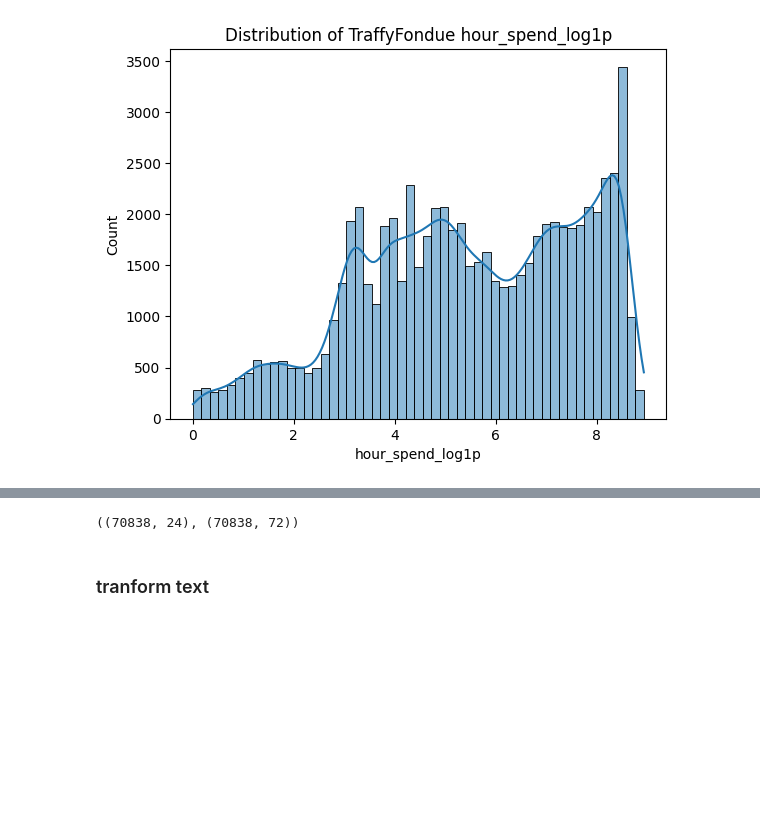
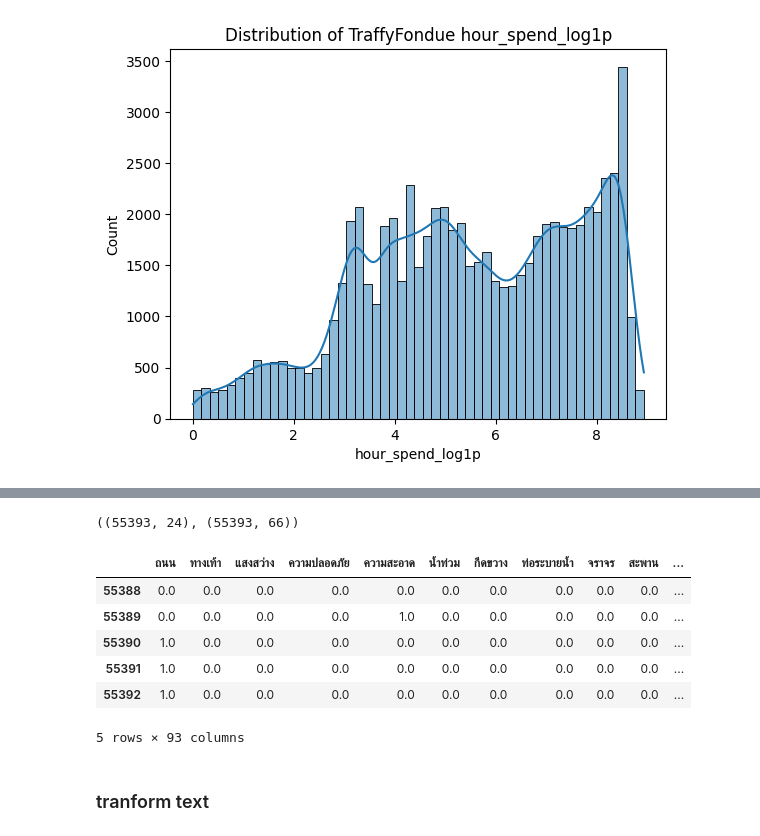
Before and after one commit to data-science-project-imaginary-data/Hour_spend_prediction, a Jupyter notebook: Traffyfondue_analysis.ipynb, the cells around one changed output, grey strips where cells are left out. Cells and saved outputs as stored; diff of their text form; code cells hidden in the pictures; blank space fills up the shorter version.

```diff
--- a/Traffyfondue_analysis.ipynb
+++ b/Traffyfondue_analysis.ipynb
@@ -336,0 +293,3 @@ print(org_mlb.classes_)
+# %%
+data_train = pd.read_json('data/train.json')
+data_train = data_train.reset_index(drop=True)
@@ -337,4 +317,7 @@ print(org_mlb.classes_)
+# %%
+type_features = make_binary_feature(data_train['type'], 'type')
+org_features = make_binary_feature(data_train['organization'], 'organization')
 # %%
 type_features.shape, org_features.shape
 # %% [output]
-((70838, 24), (70838, 72))
+((55393, 24), (55393, 66))
@@ -355,3 +324,13 @@ features_train, features_test, target_train, target_test = train_test_split(
+# %%
+pd.concat((type_features, org_features, data_train[['comment', 'latitude', 'longitude']]), axis=1).tail()
+# %% [output]
+|  | ถนน | ทางเท้า | แสงสว่าง | ความปลอดภัย | ความสะอาด | น้ำท่วม | กีดขวาง | ท่อระบายน้ำ | จราจร | สะพาน | ... |
+| 55388 | 0.0 | 0.0 | 0.0 | 0.0 | 0.0 | 0.0 | 0.0 | 0.0 | 0.0 | 0.0 | ... |
+| 55389 | 0.0 | 0.0 | 0.0 | 0.0 | 1.0 | 0.0 | 0.0 | 0.0 | 0.0 | 0.0 | ... |
+| 55390 | 1.0 | 0.0 | 0.0 | 0.0 | 0.0 | 0.0 | 0.0 | 0.0 | 0.0 | 0.0 | ... |
+| 55391 | 1.0 | 0.0 | 0.0 | 0.0 | 0.0 | 0.0 | 0.0 | 0.0 | 0.0 | 0.0 | ... |
+| 55392 | 1.0 | 0.0 | 0.0 | 0.0 | 0.0 | 0.0 | 0.0 | 0.0 | 0.0 | 0.0 | ... |
+5 rows × 93 columns
 # %% [markdown]
 ### tranform text
 # %%
```
Also changed, not shown: parts of 39 cells of this notebook.
